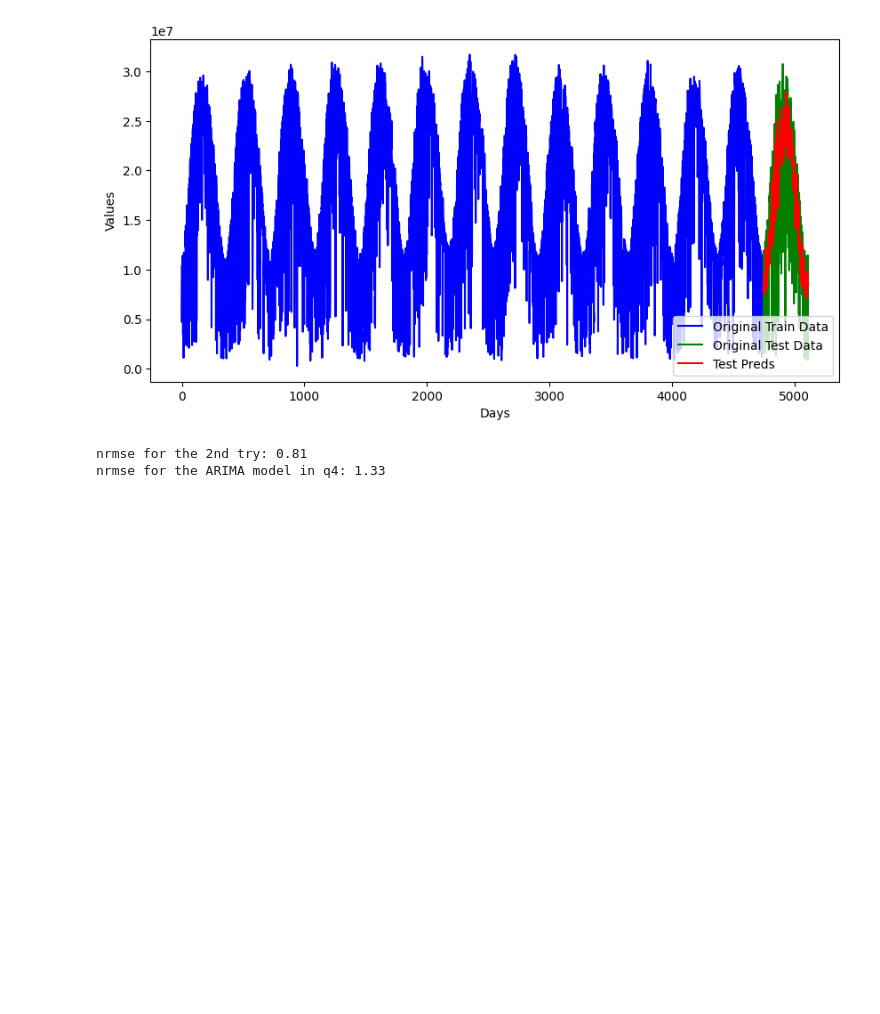
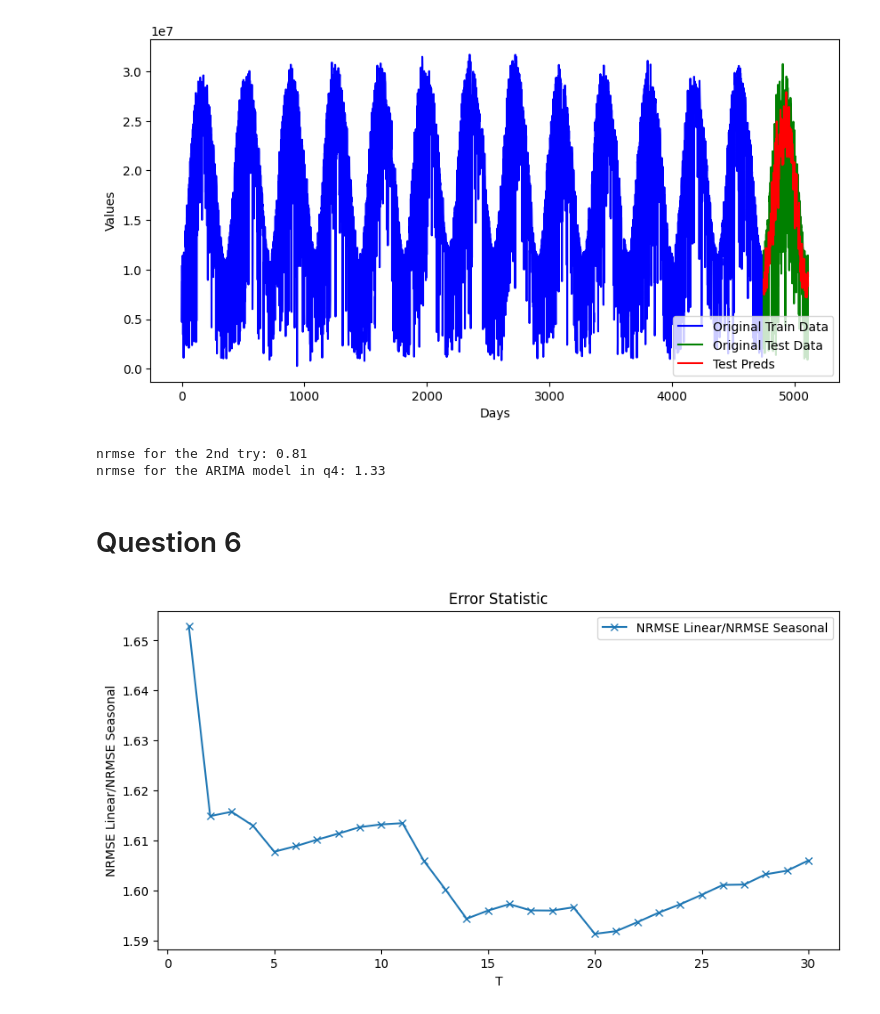
Before and after one commit to kounsolas/TimeSeriesProject, a Jupyter notebook: project.ipynb, the cells around one changed output. Cells and saved outputs as stored; diff of their text form; code cells hidden in the pictures; blank space fills up the shorter version.

Commit message:
Update project.ipynb - question6

```diff
--- a/project.ipynb
+++ b/project.ipynb
@@ -515,3 +515,22 @@ print(f"nrmse for the ARIMA model in q4: {nrmse_q4:.2f}")
 # %% [output]
 nrmse for the 2nd try: 0.81
 nrmse for the ARIMA model in q4: 1.33
+# %% [markdown]
+# Question 6
+# %%
+def new_error_stat(nrmse_linear, nrmse_seasonal,show=False):
+    T_max = nrmse_linear.shape[0]
+    snrmse = nrmse_linear/nrmse_seasonal
+    if show:
+        plt.figure(figsize=(10,5))
+        plt.plot(range(T_max), snrmse, marker='x', label='NRMSE Linear/NRMSE Seasonal')
+        plt.xlabel('T')
+        plt.ylabel('NRMSE Linear/NRMSE Seasonal')
+        plt.title('Error Statistic')
+        plt.legend()
+        plt.show()
+    return snrmse
+
+snrmse = new_error_stat(nrmseV, nrmse_q5, show=True)
+# %% [output]
+[figure, added]
```
Also changed, not shown: parts of 1 cell of this notebook.
